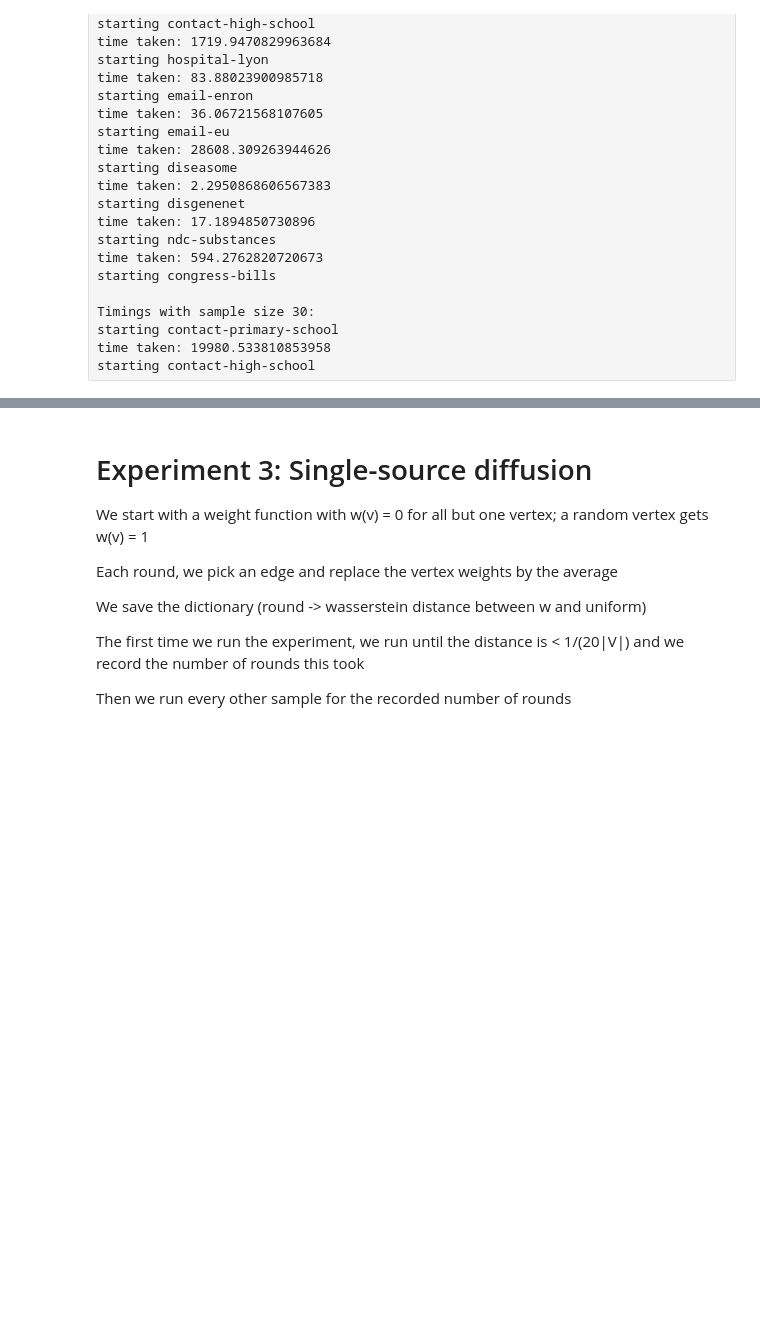
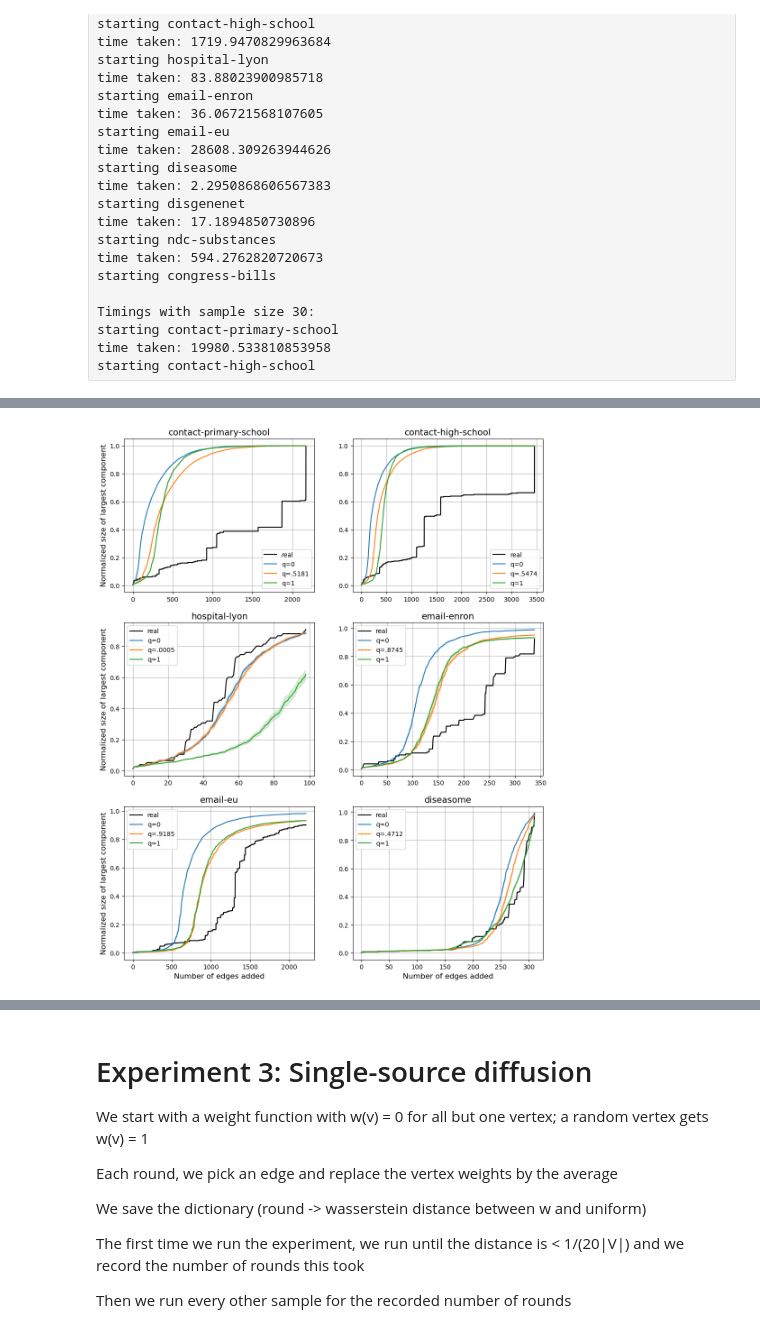
Before and after one commit to emilylackershire/Simplicial_Ratio, a Jupyter notebook: Experiments/Experiments.ipynb, the cells around one changed output, grey strips where cells are left out. Cells and saved outputs as stored; diff of their text form; code cells hidden in the pictures; blank space fills up the shorter version.

```diff
--- a/Experiments/Experiments.ipynb
+++ b/Experiments/Experiments.ipynb
@@ -892,0 +748,77 @@ for ctr, dataset in enumerate(names):
+# %%
+## plot#2 - adversarial growth experiment
+plt.figure(figsize=(12,15))
+SE = np.sqrt(rolls['adversarial growth']) ## 1 for actual SD
+
+names = [
+    "contact-primary-school",
+    "contact-high-school",
+    "hospital-lyon",
+    "email-enron",
+    "email-eu",
+    "diseasome",
+#    "disgenenet",
+#    "ndc-substances",
+#    "congress-bills",
+#    "ubuntu (edge-chopped)",
+]
+
+for ctr, dataset in enumerate(names):
+
+    plt.subplot(3,2,ctr+1)
+
+    n = int(df['n'][dataset]) ## number of nodes
+    stop_value = 0.9*n
+    c = 0
+    while True:
+        if df['adversarial growth mean'][dataset][c] < stop_value:
+            c += 1
+        else:
+            break
+    cutoff = c+1
+
+    _m = df['adversarial growth mean'][dataset]
+    _s = df['adversarial growth stdv'][dataset]
+    plt.plot(list(_m.keys())[:cutoff], [i/n for i in _m.values()][:cutoff], label='real', color='black')
+    plt.fill_between(list(_m.keys())[:cutoff],
+                     np.array([i/n for i in _m.values()][:cutoff])-np.array([(i/n)/SE for i in _s.values()][:cutoff]),
+                     np.array([i/n for i in _m.values()][:cutoff])+np.array([(i/n)/SE for i in _s.values()][:cutoff]),
+                     alpha=.2, color='black'
+                    )
+
+    _m = df['adversarial growth mean'][dataset+' (q=0)']
+    _s = df['adversarial growth stdv'][dataset+' (q=0)']
+    plt.plot(list(_m.keys())[:cutoff], [i/n for i in _m.values()][:cutoff], label='q=0')
+    plt.fill_between(list(_m.keys())[:cutoff],
+                     np.array([i/n for i in _m.values()][:cutoff])-np.array([(i/n)/SE for i in _s.values()][:cutoff]),
+                     np.array([i/n for i in _m.values()][:cutoff])+np.array([(i/n)/SE for i in _s.values()][:cutoff]),
+                     alpha=.2
+                    )
+    ## best case
+    best = [x for x in df['adversarial growth mean'].keys() if 'q=0.' in x and dataset in x][0]
+    _m = df['adversarial growth mean'][best]
+    _s = df['adversarial growth stdv'][best]
+    plt.plot(list(_m.keys())[:cutoff], [i/n for i in _m.values()][:cutoff], label='q='+best.split('=')[1][1:-1])
+    plt.fill_between(list(_m.keys())[:cutoff],
+                     np.array([i/n for i in _m.values()][:cutoff])-np.array([(i/n)/SE for i in _s.values()][:cutoff]),
+                     np.array([i/n for i in _m.values()][:cutoff])+np.array([(i/n)/SE for i in _s.values()][:cutoff]),
+                     alpha=.2
+                    )
+
+    _m = df['adversarial growth mean'][dataset+' (q=1)']
+    _s = df['adversarial growth stdv'][dataset+' (q=1)']
+    plt.plot(list(_m.keys())[:cutoff], [i/n for i in _m.values()][:cutoff], label='q=1')
+    plt.fill_between(list(_m.keys())[:cutoff],
+                     np.array([i/n for i in _m.values()][:cutoff])-np.array([(i/n)/SE for i in _s.values()][:cutoff]),
+                     np.array([i/n for i in _m.values()][:cutoff])+np.array([(i/n)/SE for i in _s.values()][:cutoff]),
+                     alpha=.2
+                    )
+    plt.title(dataset, fontsize=14)
+    if ctr>=4:
+        plt.xlabel('Number of edges added', fontsize=12)
+    if ctr%2 == 0:
+        plt.ylabel('Normalized size of largest component', fontsize=12)
+    plt.grid()
+    plt.legend();
+# %% [output]
+[figure, added]
```
Also changed, not shown: parts of 15 cells of this notebook, 1 other file.
